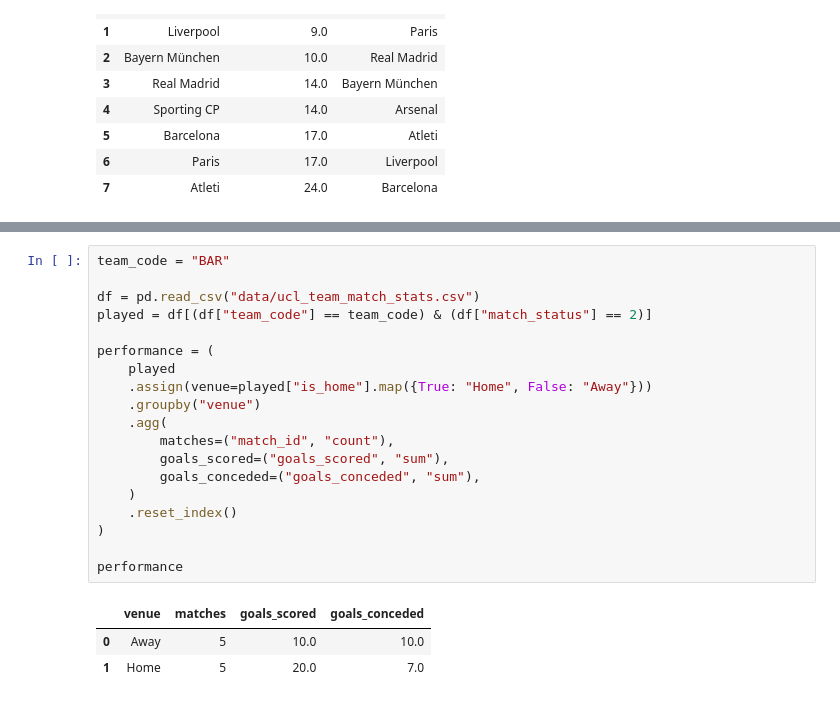
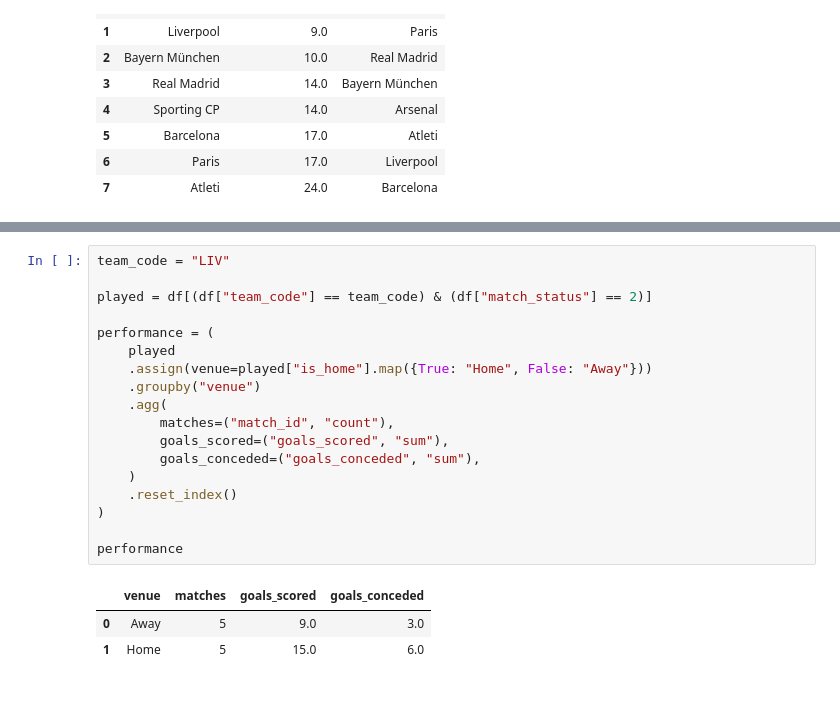
Before and after one commit to edreinoso/fapi_new_backend, a Jupyter notebook: matches_data.ipynb, the cells around one changed output, grey strips where cells are left out. Drawn from its saved outputs; the diff is of its cells as text.

```diff
--- a/matches_data.ipynb
+++ b/matches_data.ipynb
@@ -495,23 +174,22 @@ team_matches
 # %%
-team_code = "BAR"
+team_code = "LIV"
 
-df = pd.read_csv("data/ucl_team_match_stats.csv")
 played = df[(df["team_code"] == team_code) & (df["match_status"] == 2)]
 
 performance = (
     played
     .assign(venue=played["is_home"].map({True: "Home", False: "Away"}))
     .groupby("venue")
     .agg(
         matches=("match_id", "count"),
         goals_scored=("goals_scored", "sum"),
         goals_conceded=("goals_conceded", "sum"),
     )
     .reset_index()
 )
 
 performance
 # %% [output]
 |  | venue | matches | goals_scored | goals_conceded |
-| 0 | Away | 5 | 10.0 | 10.0 |
-| 1 | Home | 5 | 20.0 | 7.0 |
+| 0 | Away | 5 | 9.0 | 3.0 |
+| 1 | Home | 5 | 15.0 | 6.0 |
```
Also changed, not shown: parts of 10 cells of this notebook, 2 other files.
